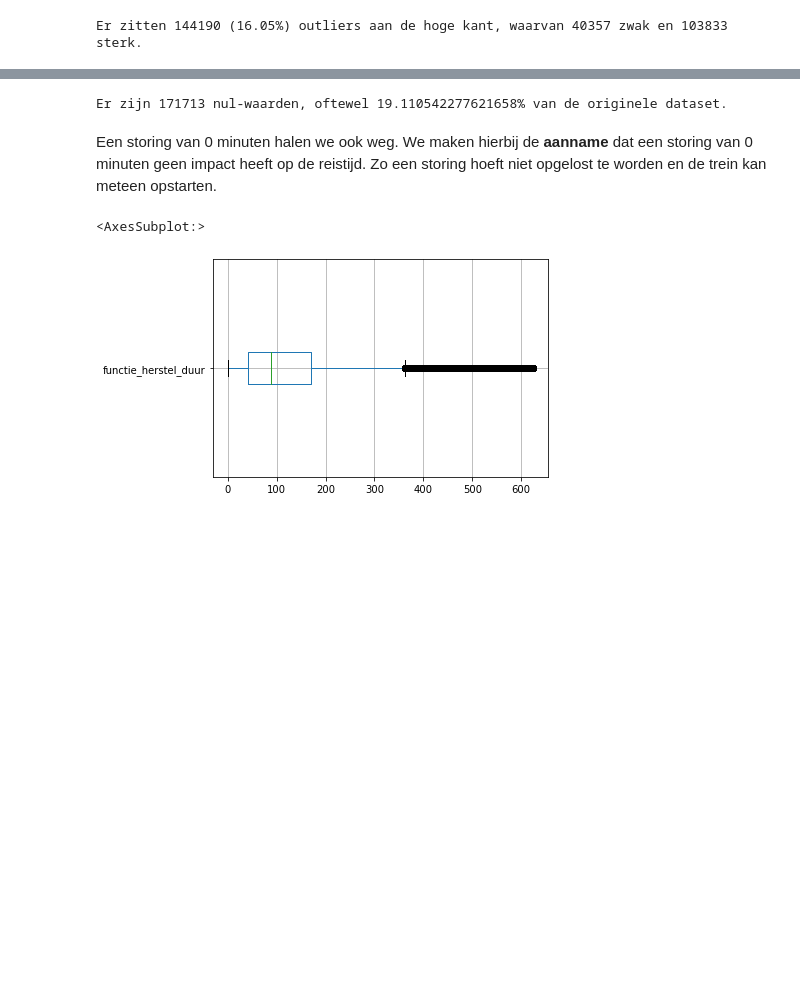
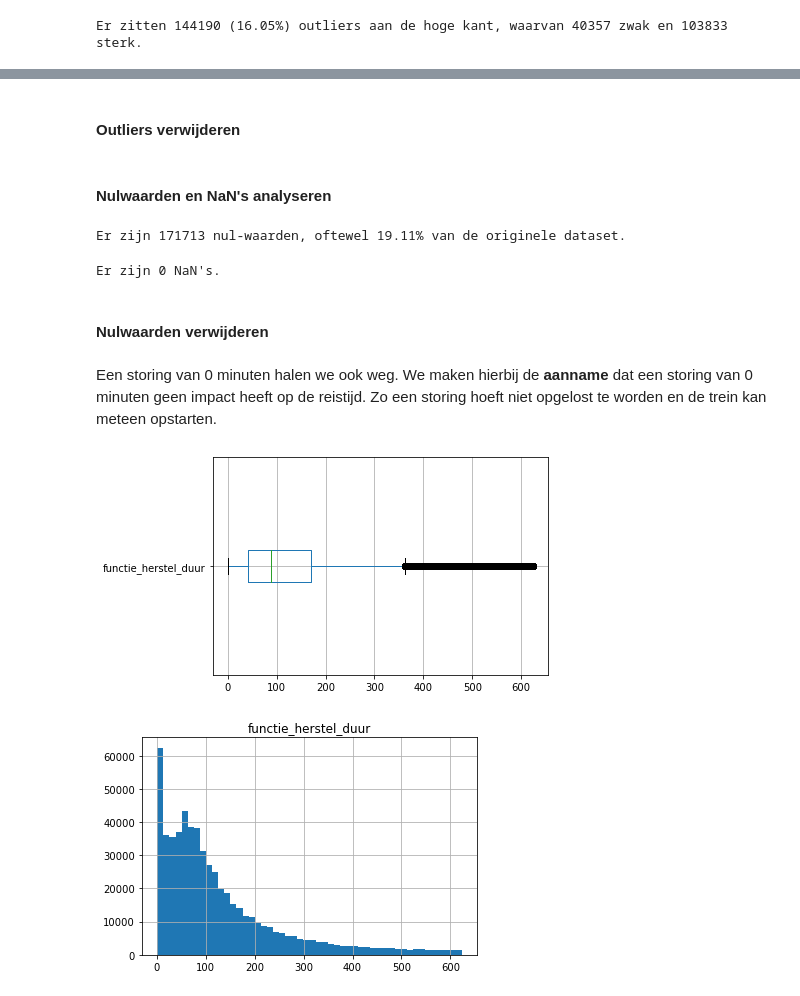
Before and after one commit to sbeetsma/DDB_groep5, a Jupyter notebook: ProRail Opdracht.ipynb, the cells around one changed output, grey strips where cells are left out. Saved outputs shown, nothing was run; the diff lists cells and outputs as text; code cells hidden in the pictures; blank space fills up the shorter version.

```diff
--- a/ProRail Opdracht.ipynb
+++ b/ProRail Opdracht.ipynb
@@ -102,0 +146,2 @@ Er zitten 144190 (16.05%) outliers aan de hoge kant, waarvan 40357 zwak en 10383
+# %% [markdown]
+#### Outliers verwijderen
@@ -103,5 +151,13 @@ Er zitten 144190 (16.05%) outliers aan de hoge kant, waarvan 40357 zwak en 10383
+# %% [markdown]
+#### Nulwaarden en NaN's analyseren
 # %%
-print("Er zijn {} nul-waarden, oftewel {}% van de originele dataset.".format(df[(df.functie_herstel_duur <= 0)].shape[0], df[(df.functie_herstel_duur <= 0)].shape[0] / 898525 * 100))
-df = df[(df.functie_herstel_duur > 0)]
+print("Er zijn {} nul-waarden, oftewel {:.2f}% van de originele dataset.".format(df[(df.functie_herstel_duur <= 0)].shape[0], df[(df.functie_herstel_duur <= 0)].shape[0] / 898525 * 100))
+nuls = df[(df.functie_herstel_duur < 1)]
 # %% [output]
-Er zijn 171713 nul-waarden, oftewel 19.110542277621658% van de originele dataset.
+Er zijn 171713 nul-waarden, oftewel 19.11% van de originele dataset.
+# %%
+print("Er zijn {} NaN's.".format(df.functie_herstel_duur.isnull().sum()))
+# %% [output]
+Er zijn 0 NaN's.
+# %% [markdown]
+#### Nulwaarden verwijderen
@@ -109,6 +167,9 @@ Er zijn 171713 nul-waarden, oftewel 19.110542277621658% van de originele dataset
 Een storing van 0 minuten halen we ook weg. We maken hierbij de **aanname** dat een storing van 0 minuten geen impact heeft op de reistijd. Zo een storing hoeft niet opgelost te worden en de trein kan meteen opstarten.
 # %%
 df.boxplot('functie_herstel_duur', vert=False)
+plt.show()
+df.hist('functie_herstel_duur', bins=50)
+plt.show()
 # %% [output]
-<AxesSubplot:>
 [figure]
+[figure, added]
```
Also changed, not shown: parts of 33 cells of this notebook.
